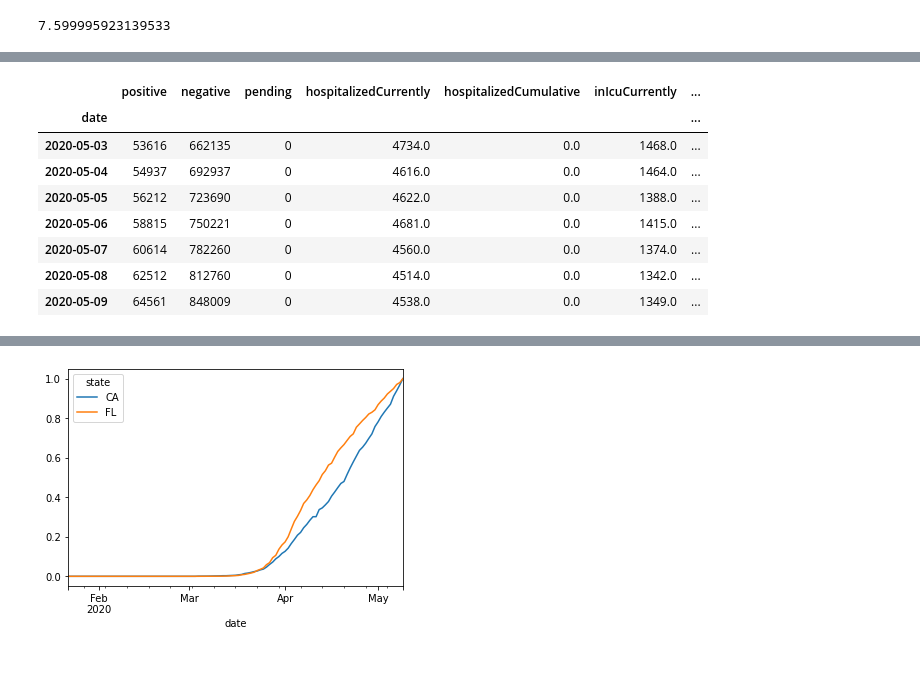
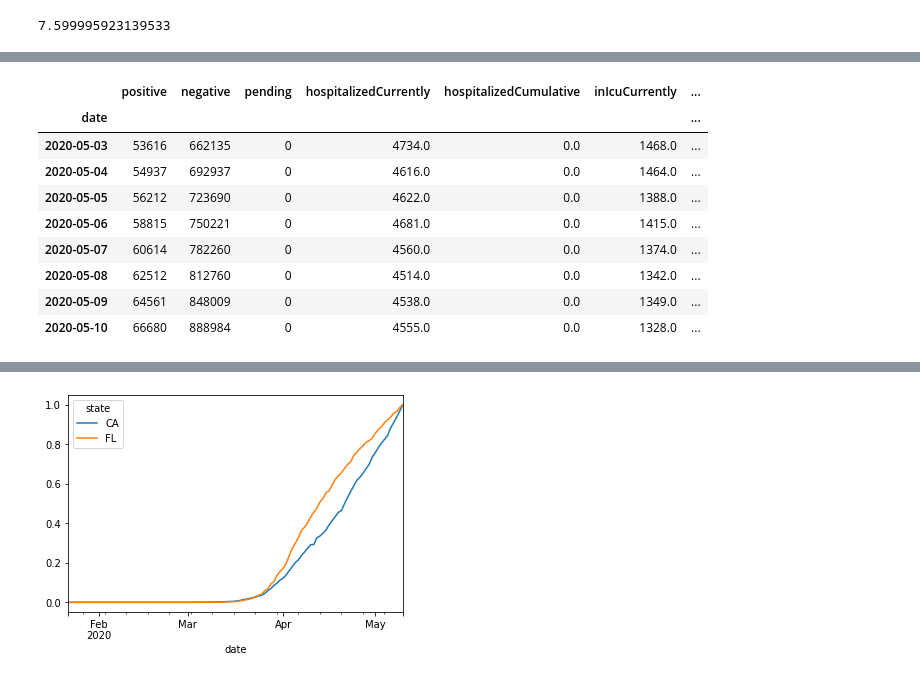
Before and after one commit to DMXMax/covid19, a Jupyter notebook: coviddata.ipynb, the cells around one changed output, grey strips where cells are left out. Drawn from its saved outputs; the diff is of its cells as text; code cells hidden in the pictures.

```diff
--- a/coviddata.ipynb
+++ b/coviddata.ipynb
@@ -143,15 +149,16 @@ dfResults.loc[:, ['positive', 'confirmed']].plot.line()
 # %%
-gbCA.sum()[-7:]
+gbCA.sum()[-8:]
 # %% [output]
 |  | positive | negative | pending | hospitalizedCurrently | hospitalizedCumulative | inIcuCurrently | ... |
 | date |  |  |  |  |  |  | ... |
 | 2020-05-03 | 53616 | 662135 | 0 | 4734.0 | 0.0 | 1468.0 | ... |
 | 2020-05-04 | 54937 | 692937 | 0 | 4616.0 | 0.0 | 1464.0 | ... |
 | 2020-05-05 | 56212 | 723690 | 0 | 4622.0 | 0.0 | 1388.0 | ... |
 | 2020-05-06 | 58815 | 750221 | 0 | 4681.0 | 0.0 | 1415.0 | ... |
 | 2020-05-07 | 60614 | 782260 | 0 | 4560.0 | 0.0 | 1374.0 | ... |
 | 2020-05-08 | 62512 | 812760 | 0 | 4514.0 | 0.0 | 1342.0 | ... |
 | 2020-05-09 | 64561 | 848009 | 0 | 4538.0 | 0.0 | 1349.0 | ... |
+| 2020-05-10 | 66680 | 888984 | 0 | 4555.0 | 0.0 | 1328.0 | ... |
 # %%
 dfJHUData[dfJHUData.country=='US'][['confirmed', 'dead']].sum()
 # %% [output]
```
Also changed, not shown: parts of 34 cells of this notebook.
